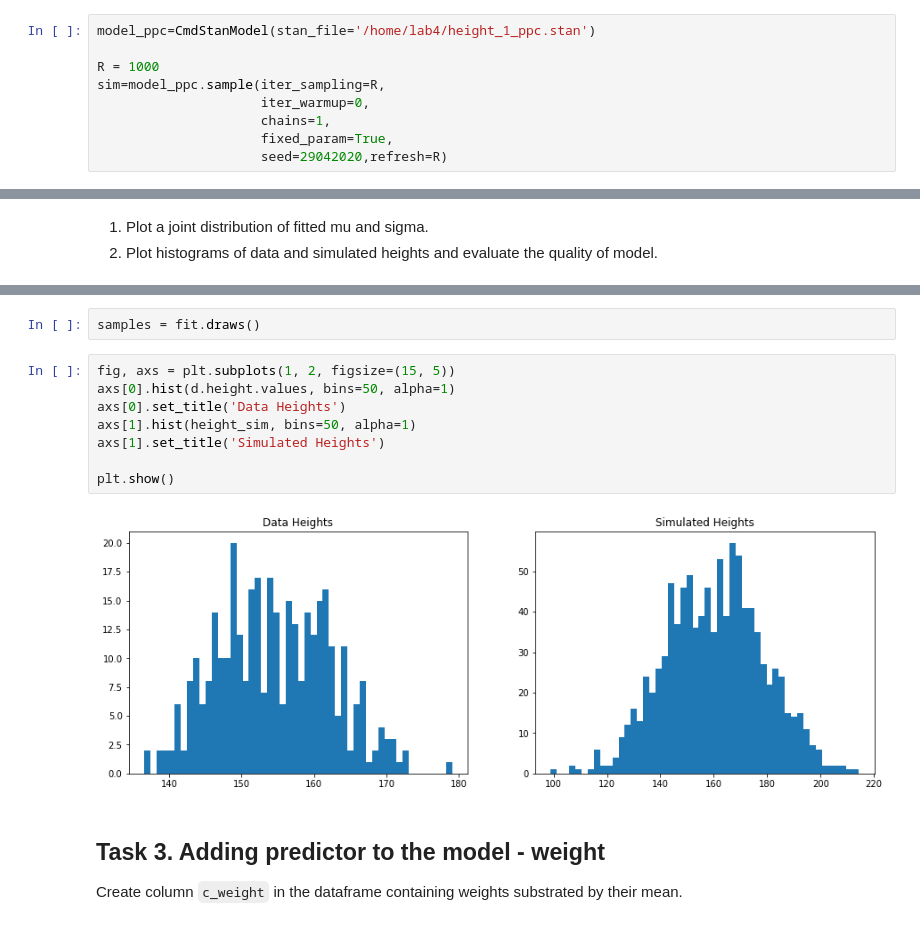
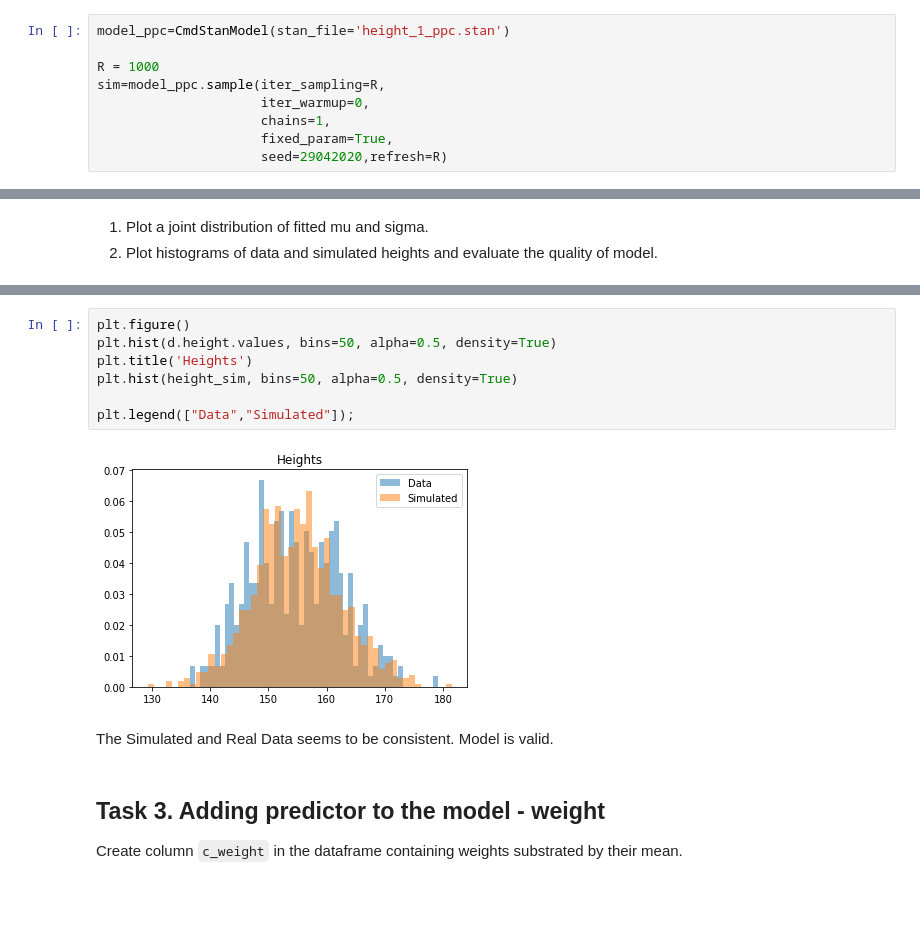
Before and after one commit to mateuszsaternus/DA2023, a Jupyter notebook: Lab4/lab4.ipynb, the cells around one changed output, grey strips where cells are left out. Drawn from its saved outputs; the diff is of its cells as text; blank space fills up the shorter version.

```diff
--- a/Lab4/lab4.ipynb
+++ b/Lab4/lab4.ipynb
@@ -36,7 +36,7 @@ d.head()
 # %% [markdown]
 ## Task 1. Prior predictive checks
 # %%
-model_ppc=CmdStanModel(stan_file='/home/lab4/height_1_ppc.stan')
+model_ppc=CmdStanModel(stan_file='height_1_ppc.stan')
 
 R = 1000
 sim=model_ppc.sample(iter_sampling=R,
@@ -129,15 +114,14 @@ plt.show()
-# %%
-samples = fit.draws()
 # %%
-fig, axs = plt.subplots(1, 2, figsize=(15, 5))
-axs[0].hist(d.height.values, bins=50, alpha=1)
-axs[0].set_title('Data Heights')
-axs[1].hist(height_sim, bins=50, alpha=1)
-axs[1].set_title('Simulated Heights')
+plt.figure()
+plt.hist(d.height.values, bins=50, alpha=0.5, density=True)
+plt.title('Heights')
+plt.hist(height_sim, bins=50, alpha=0.5, density=True)
 
-plt.show()
+plt.legend(["Data","Simulated"]);
 # %% [output]
-[figure, old version]
+[figure, new version]
+# %% [markdown]
+The Simulated and Real Data seems to be consistent. Model is valid.
 # %% [markdown]
 ## Task 3. Adding predictor to the model - weight
 
```
Also changed, not shown: parts of 24 cells of this notebook, 20 other files.
